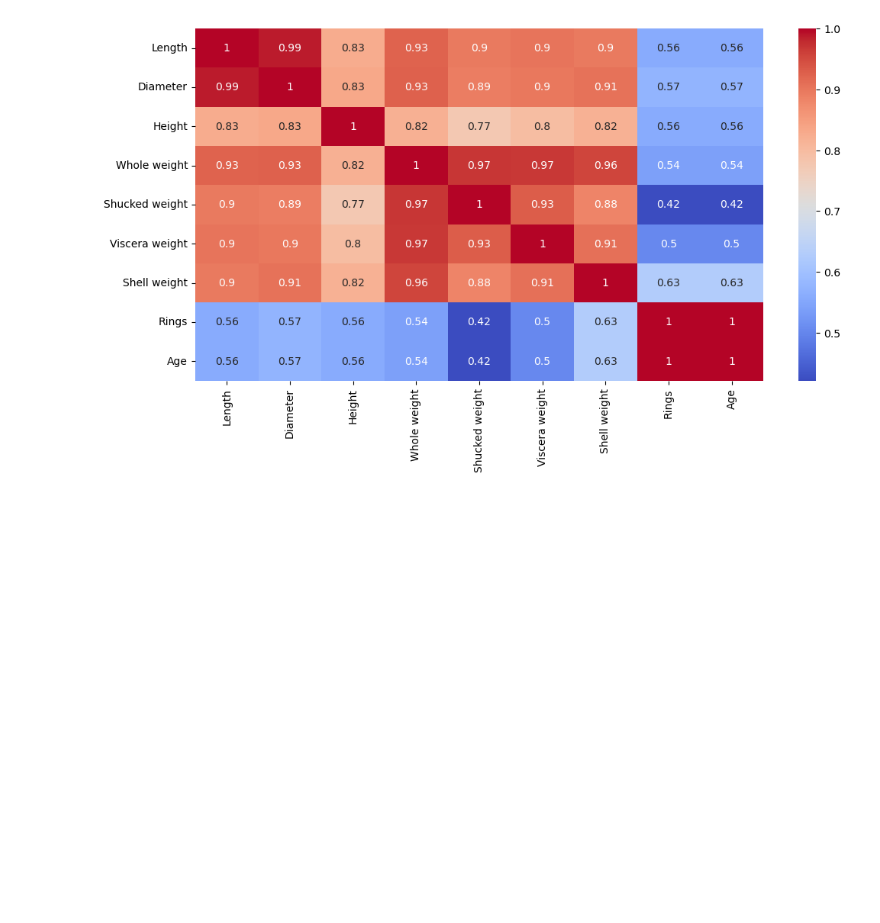
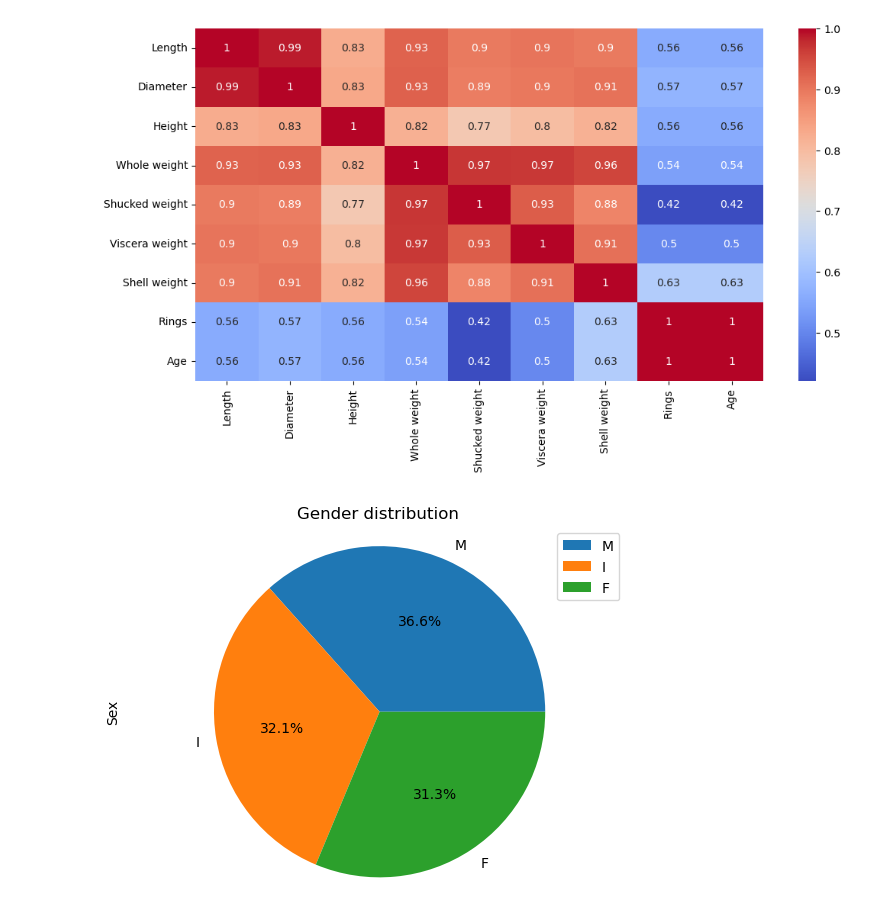
Before and after one commit to The-DigitalAcademy/Abalone_Dashboard, a Jupyter notebook: Abalone_Analysis.ipynb, the cells around one changed output. Drawn from its saved outputs; the diff is of its cells as text; code cells hidden in the pictures; blank space fills up the shorter version.

Commit message:
I added the analysis and some visual

```diff
--- a/Abalone_Analysis.ipynb
+++ b/Abalone_Analysis.ipynb
@@ -10,7 +10,7 @@ import warnings
 warnings.simplefilter(action='ignore', category=FutureWarning)
 # %%
 #Reading the data from the csv
-aba = pd.read_csv("/Users/damac20/Downloads/abalone - abalone.csv")
+aba = pd.read_csv("//Users/ds_learner__22/Desktop/Fourth Project(Dashboard)/abalone.csv")
 aba.head(5)
 # %% [output]
 |  | Sex | Length | Diameter | Height | Whole weight | Shucked weight | Viscera weight | Shell weight | ... |
@@ -26,0 +27,2 @@ There are 4177 rows and 10 columns in this dataset
+# %%
+aba['Age']=(aba['Rings']+1.5)
@@ -127,3 +145,11 @@ sns.heatmap(aba.corr(),cmap='coolwarm',annot=True)
 # %% [output]
 <AxesSubplot:>
 [figure]
+# %%
+aba['Sex'].value_counts().plot.pie(autopct='%.1f%%')
+plt.title("Gender distribution")
+plt.legend()
+plt.axis('equal')
+plt.show()
+# %% [output]
+[figure, added]
```
Also changed, not shown: parts of 8 cells of this notebook.
